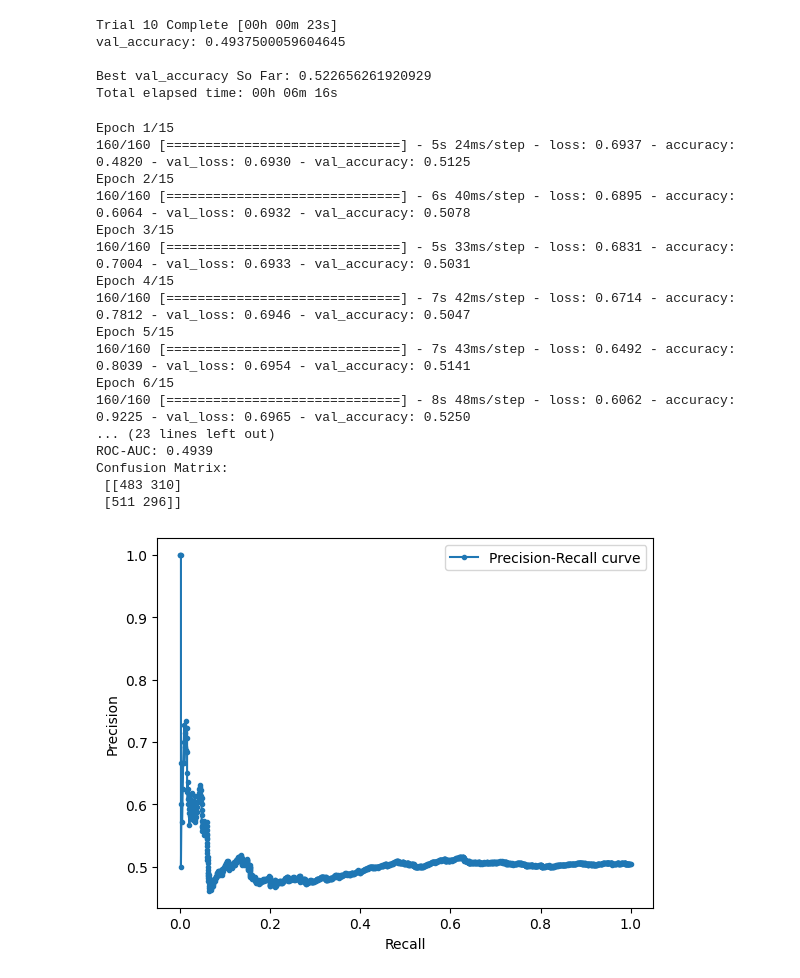
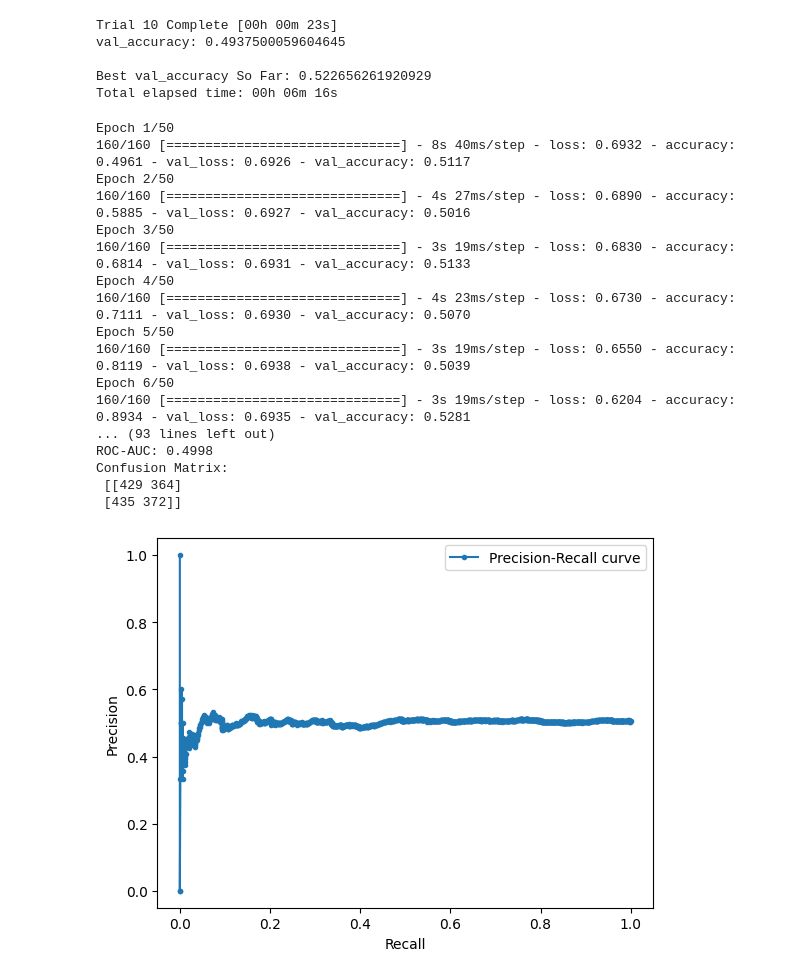
Before and after one commit to johnjustine5646/DL_Labs_Sem3, a Jupyter notebook: DL_Lab2_2348522.ipynb, the cells around one changed output. Saved outputs shown, nothing was run; the diff lists cells and outputs as text; code cells hidden in the pictures.

```diff
--- a/DL_Lab2_2348522.ipynb
+++ b/DL_Lab2_2348522.ipynb
@@ -157,47 +158,47 @@ Best val_accuracy So Far: 0.522656261920929
 Total elapsed time: 00h 06m 16s
 # %%
 model = tuner.hypermodel.build(best_hps)
-history = model.fit(X_train, y_train, epochs=15, validation_split=0.2)
+history = model.fit(X_train, y_train, epochs=50, validation_split=0.2)
 y_pred = model.predict(X_test).ravel()
 y_pred_class = (y_pred > 0.5).astype("int32")
 
 accuracy = accuracy_score(y_test, y_pred_class)
 precision = precision_score(y_test, y_pred_class)
 recall = recall_score(y_test, y_pred_class)
 f1 = f1_score(y_test, y_pred_class)
 roc_auc = roc_auc_score(y_test, y_pred)
 
 print(f"Accuracy: {accuracy:.4f}")
 print(f"Precision: {precision:.4f}")
 print(f"Recall: {recall:.4f}")
 print(f"F1-Score: {f1:.4f}")
 print(f"ROC-AUC: {roc_auc:.4f}")
 
 cm = confusion_matrix(y_test, y_pred_class)
 print("Confusion Matrix:\n", cm)
 
 precision_vals, recall_vals, thresholds = precision_recall_curve(y_test, y_pred)
 plt.plot(recall_vals, precision_vals, marker='.', label='Precision-Recall curve')
 plt.xlabel('Recall')
 plt.ylabel('Precision')
 plt.legend()
 plt.show()
 # %% [output]
-Epoch 1/15
-160/160 [==============================] - 5s 24ms/step - loss: 0.6937 - accuracy: 0.4820 - val_loss: 0.6930 - val_accuracy: 0.5125
-Epoch 2/15
-160/160 [==============================] - 6s 40ms/step - loss: 0.6895 - accuracy: 0.6064 - val_loss: 0.6932 - val_accuracy: 0.5078
-Epoch 3/15
-160/160 [==============================] - 5s 33ms/step - loss: 0.6831 - accuracy: 0.7004 - val_loss: 0.6933 - val_accuracy: 0.5031
-Epoch 4/15
-160/160 [==============================] - 7s 42ms/step - loss: 0.6714 - accuracy: 0.7812 - val_loss: 0.6946 - val_accuracy: 0.5047
-Epoch 5/15
-160/160 [==============================] - 7s 43ms/step - loss: 0.6492 - accuracy: 0.8039 - val_loss: 0.6954 - val_accuracy: 0.5141
-Epoch 6/15
-160/160 [==============================] - 8s 48ms/step - loss: 0.6062 - accuracy: 0.9225 - val_loss: 0.6965 - val_accuracy: 0.5250
-... (23 lines left out)
-ROC-AUC: 0.4939
+Epoch 1/50
+160/160 [==============================] - 8s 40ms/step - loss: 0.6932 - accuracy: 0.4961 - val_loss: 0.6926 - val_accuracy: 0.5117
+Epoch 2/50
+160/160 [==============================] - 4s 27ms/step - loss: 0.6890 - accuracy: 0.5885 - val_loss: 0.6927 - val_accuracy: 0.5016
+Epoch 3/50
+160/160 [==============================] - 3s 19ms/step - loss: 0.6830 - accuracy: 0.6814 - val_loss: 0.6931 - val_accuracy: 0.5133
+Epoch 4/50
+160/160 [==============================] - 4s 23ms/step - loss: 0.6730 - accuracy: 0.7111 - val_loss: 0.6930 - val_accuracy: 0.5070
+Epoch 5/50
+160/160 [==============================] - 3s 19ms/step - loss: 0.6550 - accuracy: 0.8119 - val_loss: 0.6938 - val_accuracy: 0.5039
+Epoch 6/50
+160/160 [==============================] - 3s 19ms/step - loss: 0.6204 - accuracy: 0.8934 - val_loss: 0.6935 - val_accuracy: 0.5281
+... (93 lines left out)
+ROC-AUC: 0.4998
 Confusion Matrix:
- [[483 310]
- [511 296]]
+ [[429 364]
+ [435 372]]
-[figure, old version]
+[figure, new version]
```
Also changed, not shown: parts of 3 cells of this notebook.
